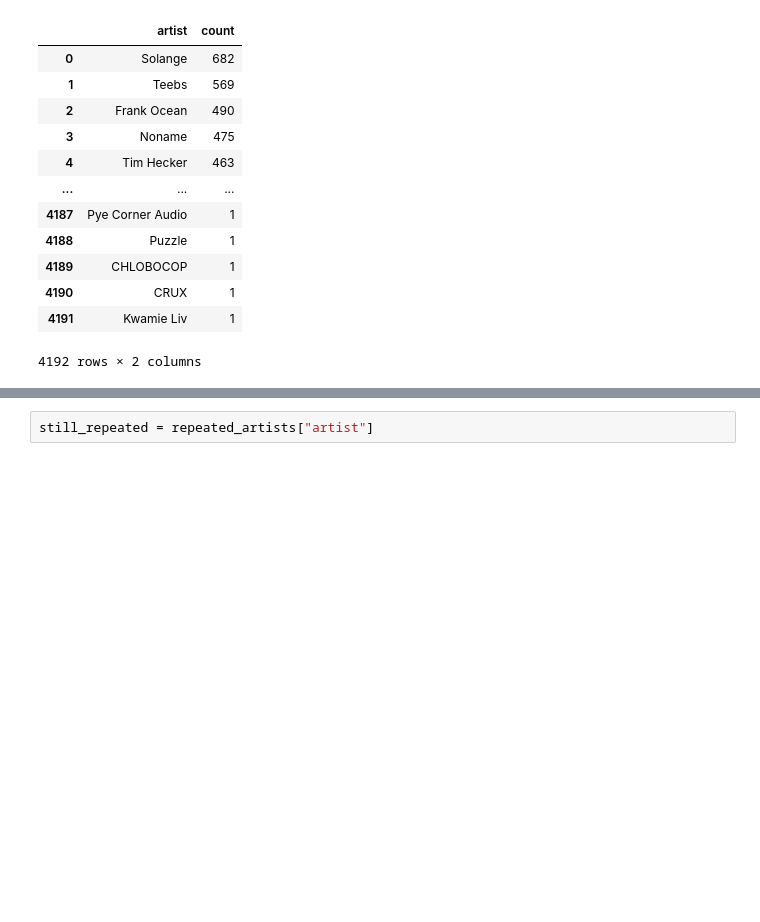
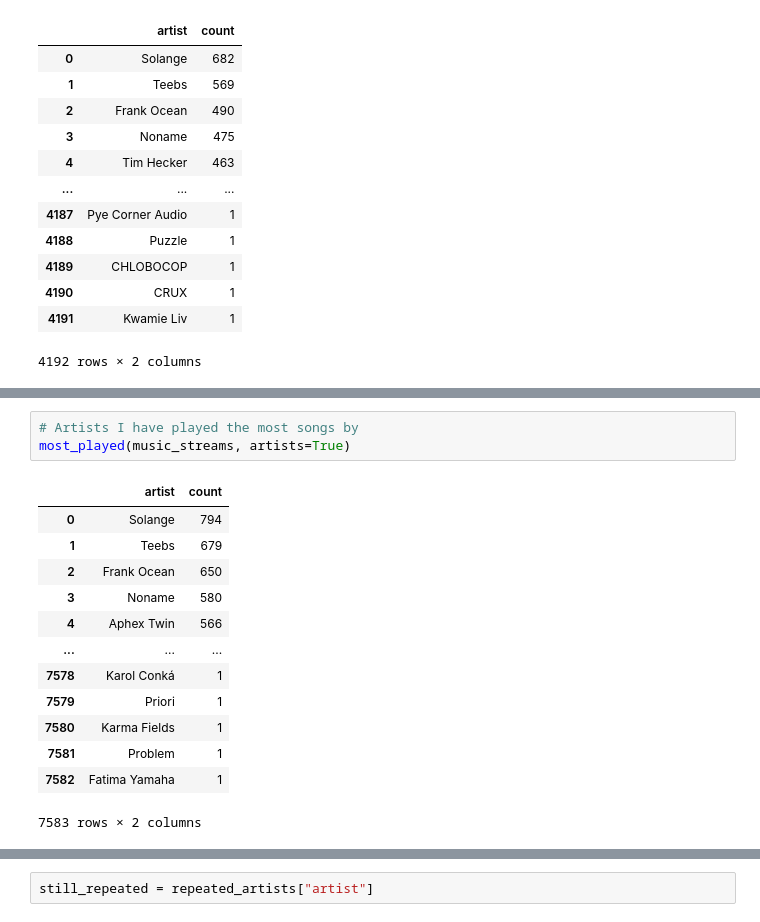
Before and after one commit to mmmuir/CL_DA2, a Jupyter notebook: ios_analysis.ipynb, the cells around one changed output, grey strips where cells are left out. Saved outputs shown, nothing was run; the diff lists cells and outputs as text; blank space fills up the shorter version.

```diff
--- a/ios_analysis.ipynb
+++ b/ios_analysis.ipynb
@@ -297,0 +262,17 @@ len(music_streams["track"].unique())
+# %%
+# Artists I have played the most songs by
+most_played(music_streams, artists=True)
+# %% [output]
+|  | artist | count |
+| 0 | Solange | 794 |
+| 1 | Teebs | 679 |
+| 2 | Frank Ocean | 650 |
+| 3 | Noname | 580 |
+| 4 | Aphex Twin | 566 |
+| ... | ... | ... |
+| 7578 | Karol Conká | 1 |
+| 7579 | Priori | 1 |
+| 7580 | Karma Fields | 1 |
+| 7581 | Problem | 1 |
+| 7582 | Fatima Yamaha | 1 |
+7583 rows × 2 columns
```
Also changed, not shown: parts of 14 cells of this notebook.
